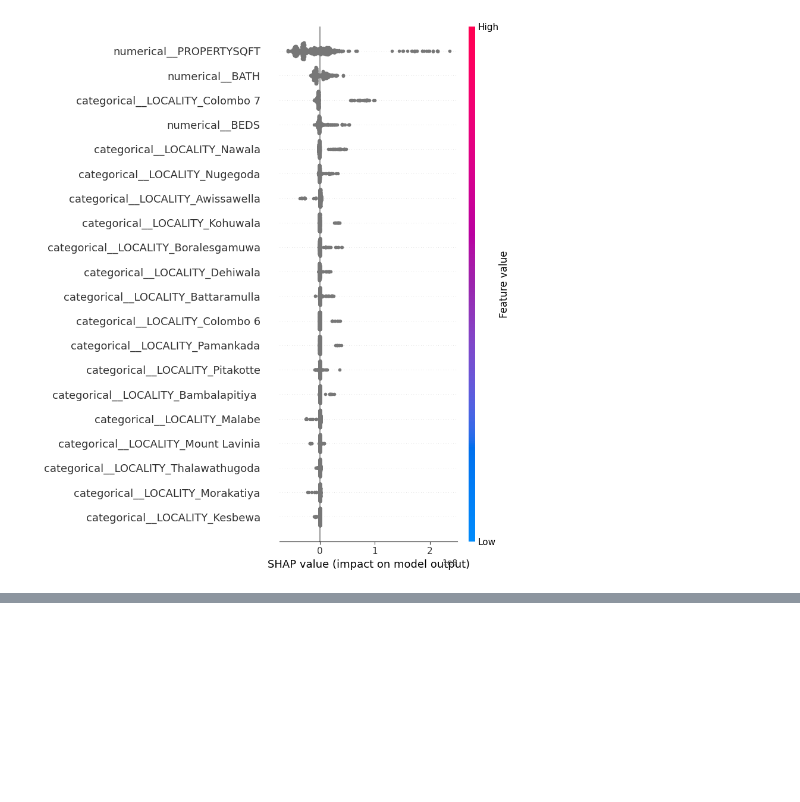
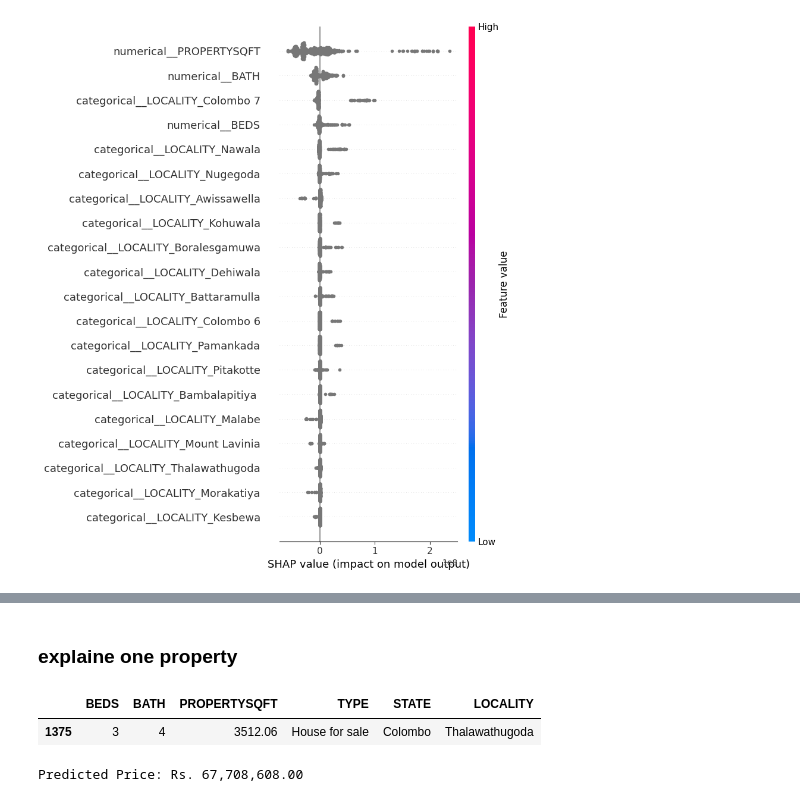
Before and after one commit to DhaneeraDulvanya/Sri-Lankan-Land-Price-Prediction-and-Real-Estate-Market-Analysis-System, a Jupyter notebook: notebooks/06_model_explainability.ipynb, the cells around one changed output, grey strips where cells are left out. Cells and saved outputs as stored; diff of their text form; code cells hidden in the pictures; blank space fills up the shorter version.

```diff
--- a/notebooks/06_model_explainability.ipynb
+++ b/notebooks/06_model_explainability.ipynb
@@ -237,0 +248,24 @@ shap.summary_plot(
+# %% [markdown]
+### explaine one property
+# %%
+sample_index = 0
+
+sample = X_test.iloc[
+    [sample_index]
+]
+
+sample
+# %% [output]
+|  | BEDS | BATH | PROPERTYSQFT | TYPE | STATE | LOCALITY |
+| 1375 | 3 | 4 | 3512.06 | House for sale | Colombo | Thalawathugoda |
+# %%
+prediction = final_pipeline.predict(
+    sample
+)
+
+print(
+    f"Predicted Price: "
+    f"Rs. {prediction[0]:,.2f}"
+)
+# %% [output]
+Predicted Price: Rs. 67,708,608.00
```
Also changed, not shown: parts of 2 cells of this notebook.
